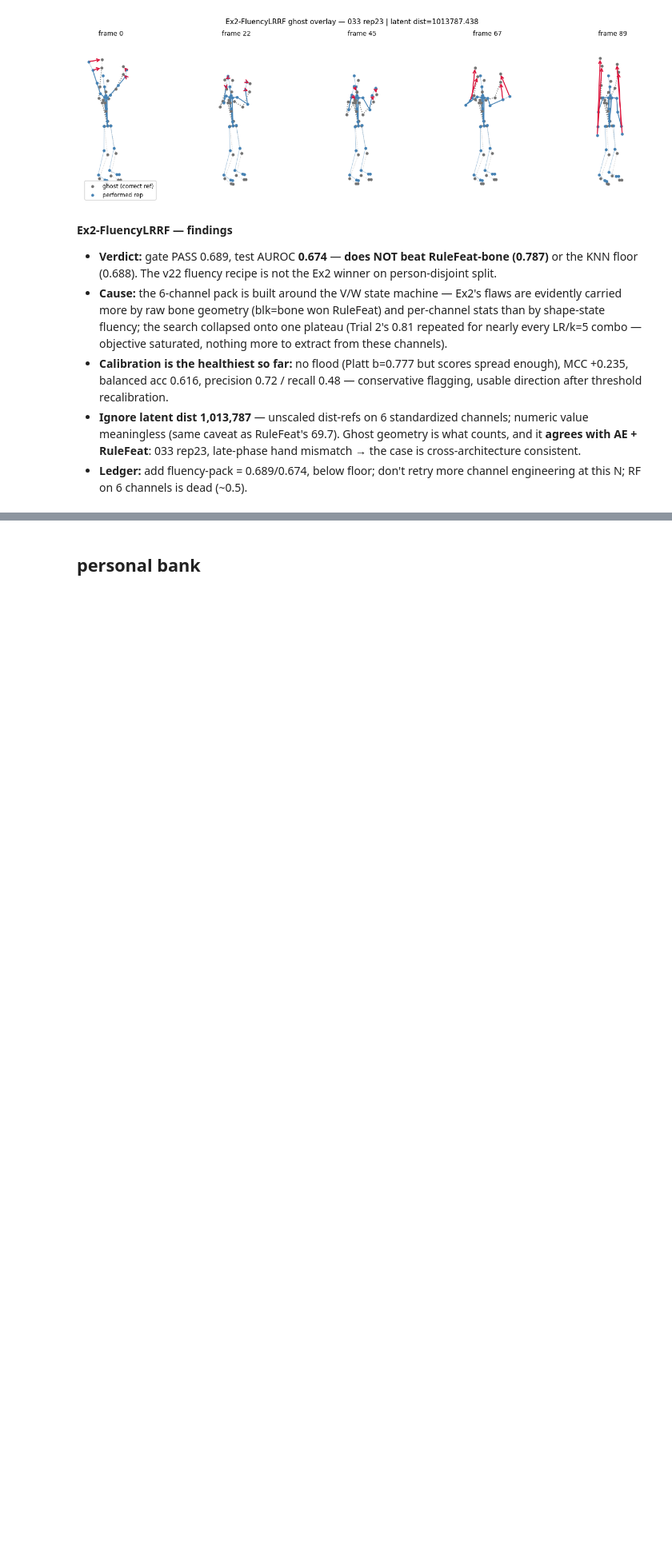
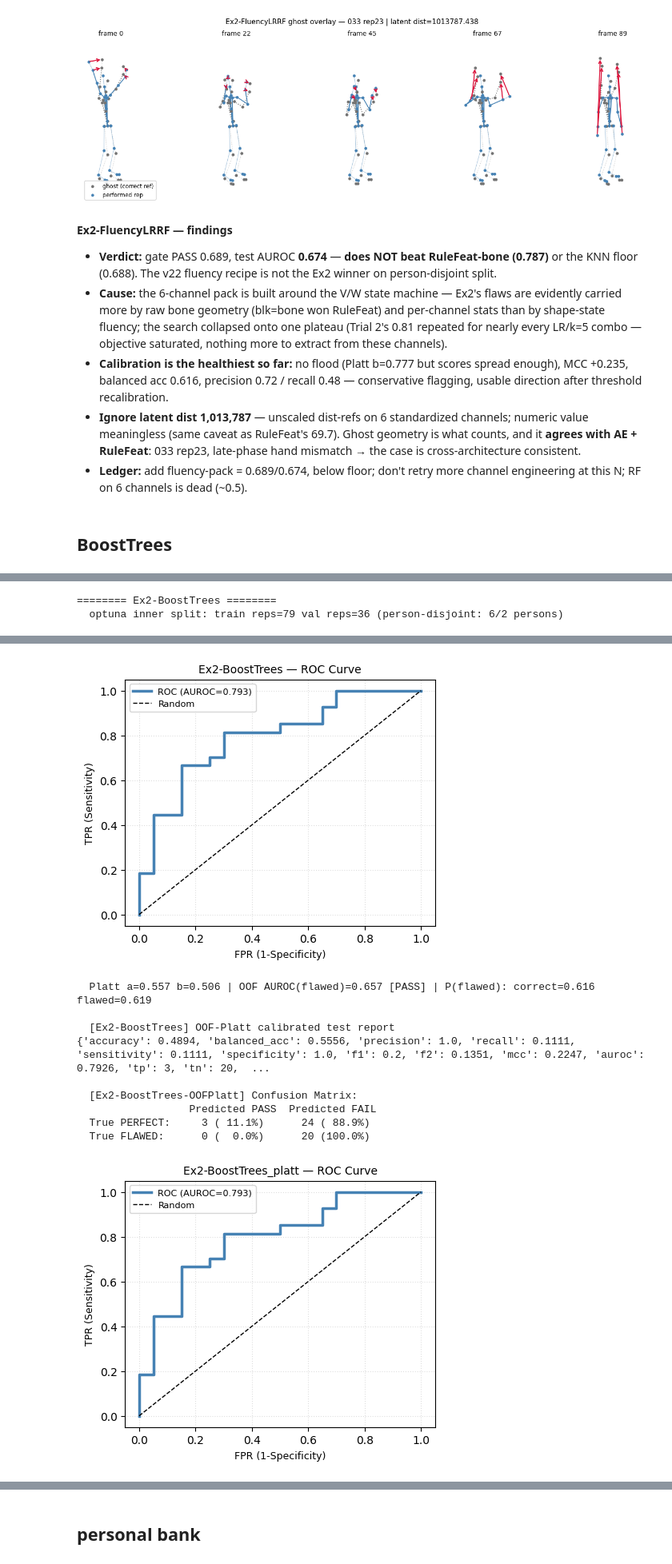
Before and after one commit to waquar003/pose-detection-physiotherapy, a Jupyter notebook: notebooks/model-train-ex2.ipynb, the cells around one changed output, grey strips where cells are left out. Shown at 80% size. Cells and saved outputs as stored; diff of their text form; code cells hidden in the pictures; blank space fills up the shorter version.

Commit message:
tried svm, bilstm, boost trees on ex2

```diff
--- a/notebooks/model-train-ex2.ipynb
+++ b/notebooks/model-train-ex2.ipynb
@@ -451,10 +461,12 @@ def run_optuna_for(spec, rows, n_trials=N_TRIALS):
               sampler=optuna.samplers.TPESampler(seed=SEED),
               pruner=optuna.pruners.MedianPruner())
     study.optimize(objective, n_trials=n_trials, show_progress_bar=True)
+    full_p = spec.search_space(optuna.trial.FixedTrial(study.best_params))
+    study.set_user_attr("best_full_params", full_p)
     return study
 
 def finalize_for(spec, study, feats_train, feats_test):
-    p = dict(study.best_params)
+    p = dict(study.user_attrs.get("best_full_params") or study.best_params)
     Xc_rows = [f for f in feats_train if f["label"] == 1]
     scaler  = FeatureScaler().fit(np.concatenate([r["X2d"] for r in Xc_rows], 0))
     set_seed(SEED)
@@ -480,7 +492,7 @@ def finalize_for(spec, study, feats_train, feats_test):
 
 def platt_fit_oof_for(spec, study, feat_train, n_folds=2):
     """Person-disjoint folds; OOF Platt fitted on log-scores, target = FLAWED."""
-    p = dict(study.best_params)
+    p = dict(study.user_attrs.get("best_full_params") or study.best_params)
     persons = sorted({f["person_id"] for f in feat_train})
     assert len(persons) >= 2 * n_folds, "too few persons for OOF-Platt folds"
     rng = np.random.default_rng(SEED)
@@ -513,7 +525,8 @@ def platt_fit_oof_for(spec, study, feat_train, n_folds=2):
           f"OOF AUROC(flawed)={auroc:.3f} [{gate}] | "
           f"P(flawed): correct={p_flawed[ys_f == 0].mean():.3f} "
           f"flawed={p_flawed[ys_f == 1].mean():.3f}")
-    return {"a": slope, "b": float(lr2.intercept_[0]), "oof_auroc": auroc}
+    return {"a": slope, "b": float(lr2.intercept_[0]), "oof_auroc": auroc,
+            "oof_p": p_flawed, "oof_y": ys_f}
 
 def platt_p_flawed(platt, scores):
     z = platt["a"] * np.log(np.clip(scores, 1e-4, None)) + platt["b"]
@@ -521,11 +534,11 @@ def platt_p_flawed(platt, scores):
 # %%
 BUNDLES = {}             # registry: every run lands here; summary cell at the bottom
 
-def run_experiment(spec, feat_train, feat_test, n_trials=N_TRIALS, n_folds=2, show_bank=True, ex_name=None):
+def run_experiment(spec, feat_train, feat_test, n_trials=N_TRIALS, n_folds=2, show_bank=True, ex_name=None, flag_rate=0.30):
     ex = ex_name or spec.name
     print(f"\n======== {ex} ========")
     study = run_optuna_for(spec, feat_train, n_trials)
-    print("BEST params :", study.best_params)
+    print("BEST params :", study.user_attrs.get("best_full_params", study.best_params))
 
     best  = finalize_for(spec, study, feat_train, feat_test)
     platt = platt_fit_oof_for(spec, study, feat_train, n_folds=n_folds)
@@ -536,6 +549,16 @@ def run_experiment(spec, feat_train, feat_test, n_trials=N_TRIALS, n_folds=2, sh
     print({k: (round(v, 4) if isinstance(v, (int, float, np.floating)) else v) for k, v in m.items()})
     print_confusion_matrix(best["y"], y_pred_platt, f"{ex}-OOFPlatt")
     plot_roc_curve(best["y"], 1.0 - p_flawed, f"{ex}_platt")
+
+    thr_flag = float(np.percentile(platt["oof_p"], 100.0 * (1.0 - flag_rate)))
+    pred_pass = (p_flawed < thr_flag).astype(int)       # 1 = PASS
+    m_flag = compute_all_metrics(best["y"], pred_pass, 1.0 - p_flawed)
+    print(f"\n  [{ex}] OOF-quantile cut report (flag_rate={flag_rate:.0%}, t={thr_flag:.3f})")
+    print({k: (round(v, 4) if isinstance(v, (int, float, np.floating)) else v)
+           for k, v in m_flag.items()})
+    print_confusion_matrix(best["y"], pred_pass, f"{ex}-OOFcut")
+    best["oof_cut"] = {"t": thr_flag, "flag_rate": flag_rate, "metrics": m_flag}
+
     best.update(platt=platt, p_flawed=p_flawed, p_metrics=m)
     BUNDLES[ex] = best
 
@@ -1072,9 +1124,7 @@ class RuleFeatLRRFSpec(ArchSpec):
     def embed(self, model, rows):                # bank: the full feature vector itself
         sc = FeatureScaler().fit(np.concatenate([r["X2d"] for r in rows], 0))
         b = np.asarray(self.pack(std_rows(rows, sc), rows))[:, :, model.blk]
-        return np.concatenate([_stats_block(b),
-                               model._dist_feats(b),
-                               model._zrule_feats(b)], axis=1)
+        return model._features(b, drop_self=False)
 # %%
 rule_bundle = run_experiment(RuleFeatLRRFSpec(), feat_train, feat_test)
 # %% [output]
@@ -1229,3 +1293,24 @@ worst test rep: 033 rep23 label=0 p_flawed=0.685
 - **Calibration is the healthiest so far:** no flood (Platt b=0.777 but scores spread enough), MCC +0.235, balanced acc 0.616, precision 0.72 / recall 0.48 — conservative flagging, usable direction after threshold recalibration.
 - **Ignore latent dist 1,013,787** — unscaled dist-refs on 6 standardized channels; numeric value meaningless (same caveat as RuleFeat's 69.7). Ghost geometry is what counts, and it **agrees with AE + RuleFeat**: 033 rep23, late-phase hand mismatch → the case is cross-architecture consistent.
 - **Ledger:** add fluency-pack = 0.689/0.674, below floor; don't retry more channel engineering at this N; RF on 6 channels is dead (~0.5).
+# %% [markdown]
+## BoostTrees
+# %%
+class BoostTreesSpec(RuleFeatLRRFSpec):
+    name = "Ex2-BoostTrees"
+
+    def search_space(self, trial):
+        return dict(
+            blk=trial.suggest_categorical("blk", ["bone", "full", "dang"]),
+            head="hgb",
+            k=trial.suggest_categorical("k", [3, 5]),
+            lr_C=1.0,
+            hgb_lr=trial.suggest_float("hgb_lr", 0.01, 0.3, log=True),
+            hgb_leaf=trial.suggest_categorical("hgb_leaf", [8, 15, 31]),
+            hgb_depth=trial.suggest_categorical("hgb_depth", [3, 5, 7]),
+            hgb_l2=trial.suggest_float("hgb_l2", 1e-3, 10.0, log=True),
+            rf_depth=5, rf_leaf=1,               # unused, kept for spec compatibility
+            q=trial.suggest_float("q", 50.0, 95.0))
+# %%
+boosttrees_bundle = run_experiment(BoostTreesSpec(), feat_train, feat_test)
+# %% [output]
@@ -1231,0 +1318,2 @@ worst test rep: 033 rep23 label=0 p_flawed=0.685
+======== Ex2-BoostTrees ========
+  optuna inner split: train reps=79 val reps=36 (person-disjoint: 6/2 persons)
@@ -1231,0 +1337,11 @@ worst test rep: 033 rep23 label=0 p_flawed=0.685
+[figure, added]
+  Platt a=0.557 b=0.506 | OOF AUROC(flawed)=0.657 [PASS] | P(flawed): correct=0.616 flawed=0.619
+
+  [Ex2-BoostTrees] OOF-Platt calibrated test report
+{'accuracy': 0.4894, 'balanced_acc': 0.5556, 'precision': 1.0, 'recall': 0.1111, 'sensitivity': 0.1111, 'specificity': 1.0, 'f1': 0.2, 'f2': 0.1351, 'mcc': 0.2247, 'auroc': 0.7926, 'tp': 3, 'tn': 20,  ...
+
+  [Ex2-BoostTrees-OOFPlatt] Confusion Matrix:
+                  Predicted PASS  Predicted FAIL
+  True PERFECT:     3 ( 11.1%)      24 ( 88.9%)
+  True FLAWED:      0 (  0.0%)      20 (100.0%)
+[figure, added]
```
Also changed, not shown: parts of 26 cells of this notebook.
